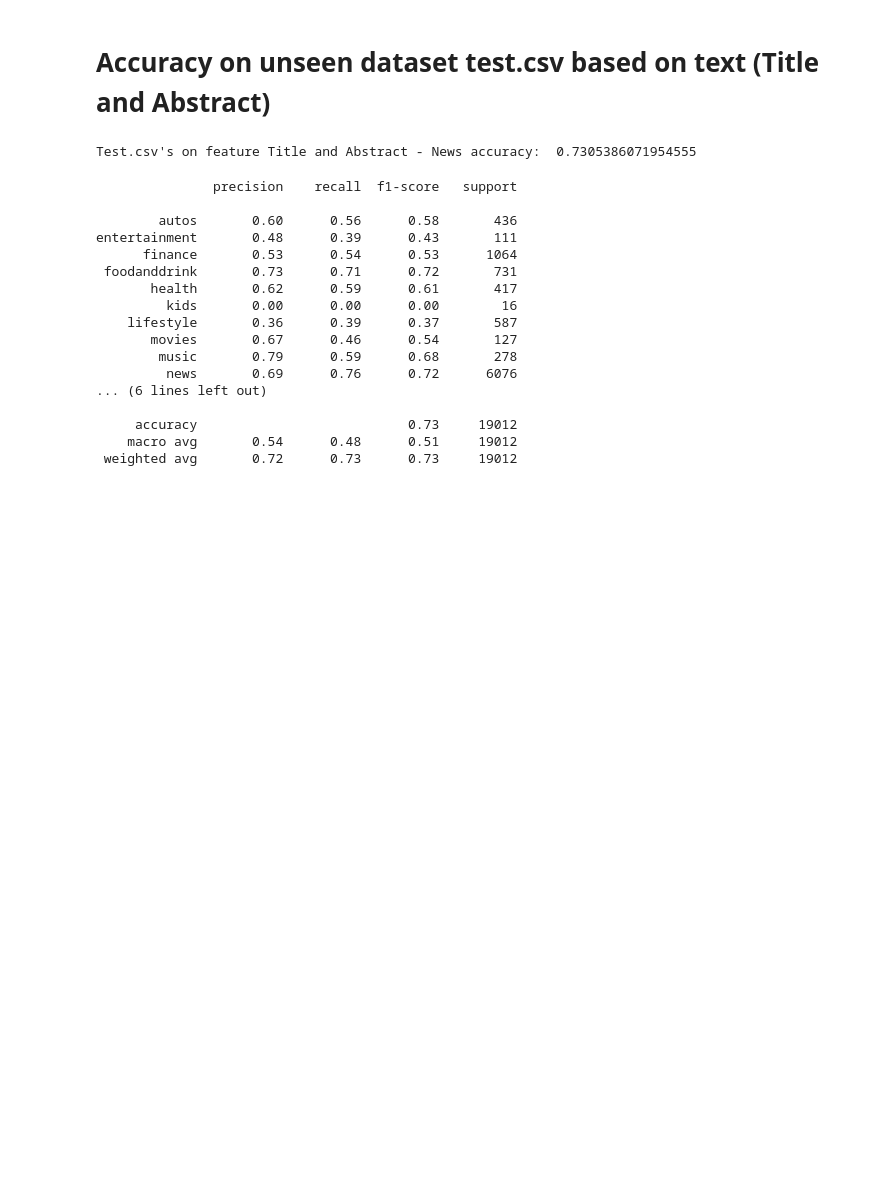
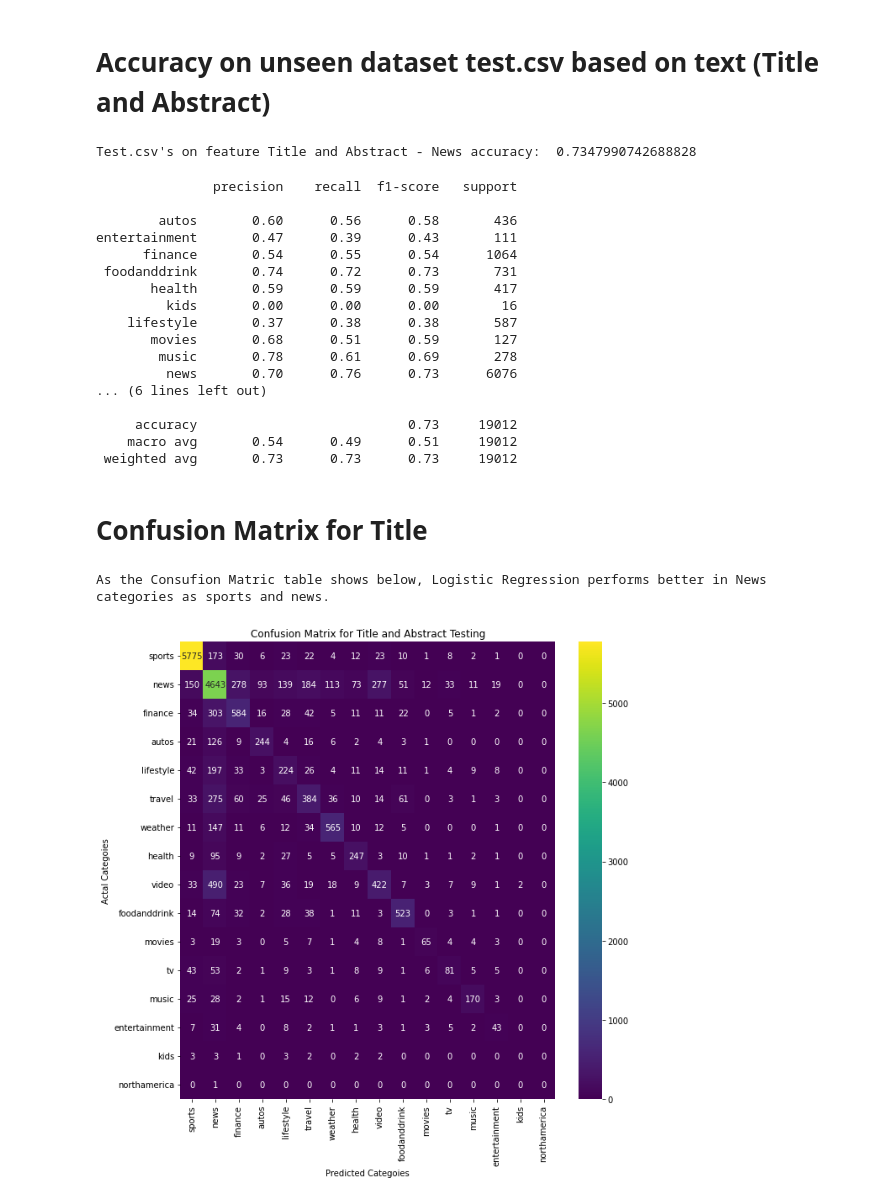
Before and after one commit to tingchihc/CS4824-final-project, a Jupyter notebook: Logistic_Regression.ipynb, the cells around one changed output. Drawn from its saved outputs; the diff is of its cells as text; code cells hidden in the pictures; blank space fills up the shorter version.

```diff
--- a/Logistic_Regression.ipynb
+++ b/Logistic_Regression.ipynb
@@ -73,21 +78,15 @@ Accuracy on Title only is:  0.7206874189364462
 # Do Bag of Words on text (Title and Abstract)
 # %%
 # Vectorizing the text values using CountVectorizer
-x_news = df.News.values
-y_news = df.Category.values
-x_news_train, x_news_test, y_news_train, y_news_test = train_test_split(x_news, y_news, test_size=0.20, random_state=32)
+x_title_abstract_train, y_title_abstract_train = df.News.values, df.Category.values
 
 # y_train=y_train.astype('int')
 
 news_vectorize = CountVectorizer()
 # vectorize.fit(x_train)
-X_news_train = news_vectorize.fit_transform(x_news_train)
-X_news_test = news_vectorize.transform(x_news_test)
+X_title_abstract_train = news_vectorize.fit_transform(x_title_abstract_train)
 
 # Train the model using LogisticRegression algorithm
 model_news = LogisticRegression(max_iter=1000)
-model_news.fit(X_news_train, y_news_train)
-
-news_score = model_news.score(X_news_test, y_news_test)
-print('Accuracy on title and abstract is: ', news_score)
+model_news.fit(X_title_abstract_train, y_title_abstract_train)
 # %% [output]
@@ -162,21 +161,41 @@ print("Test.csv's on feature Title and Abstract - News accuracy: ", accuracy_new
 news_predict = model_news.predict(Feature_test_news)
 print(classification_report(label_test_news, news_predict, target_names=None))
 # %% [output]
-Test.csv's on feature Title and Abstract - News accuracy:  0.7305386071954555
+Test.csv's on feature Title and Abstract - News accuracy:  0.7347990742688828
                precision    recall  f1-score   support
 
         autos       0.60      0.56      0.58       436
-entertainment       0.48      0.39      0.43       111
-      finance       0.53      0.54      0.53      1064
- foodanddrink       0.73      0.71      0.72       731
-       health       0.62      0.59      0.61       417
+entertainment       0.47      0.39      0.43       111
+      finance       0.54      0.55      0.54      1064
+ foodanddrink       0.74      0.72      0.73       731
+       health       0.59      0.59      0.59       417
          kids       0.00      0.00      0.00        16
-    lifestyle       0.36      0.39      0.37       587
-       movies       0.67      0.46      0.54       127
-        music       0.79      0.59      0.68       278
-         news       0.69      0.76      0.72      6076
+    lifestyle       0.37      0.38      0.38       587
+       movies       0.68      0.51      0.59       127
+        music       0.78      0.61      0.69       278
+         news       0.70      0.76      0.73      6076
 ... (6 lines left out)
 
      accuracy                           0.73     19012
-    macro avg       0.54      0.48      0.51     19012
- weighted avg       0.72      0.73      0.73     19012
+    macro avg       0.54      0.49      0.51     19012
+ weighted avg       0.73      0.73      0.73     19012
+# %% [markdown]
+# Confusion Matrix for Title
+# %%
+labels = ['sports', 'news', 'finance', 'autos', 'lifestyle', 'travel', 'weather', 'health',
+ 'video', 'foodanddrink', 'movies', 'tv', 'music', 'entertainment', 'kids',
+ 'northamerica']
+
+c_m = confusion_matrix(label_test_news, news_predict, labels = labels)
+
+#Plot the confusion matrix
+plt.figure(figsize=(10,10))
+sns.heatmap(pd.DataFrame(c_m, labels, labels), annot=True, fmt='d', cmap='viridis')
+plt.title('Confusion Matrix for Title and Abstract Testing')
+plt.ylabel('Actal Categoies')
+plt.xlabel('Predicted Categoies')
+print('As the Consufion Matric table shows below, Logistic Regression performs better in News categories as sports and news.')
+plt.show()
+# %% [output]
+As the Consufion Matric table shows below, Logistic Regression performs better in News categories as sports and news.
+[figure, added]
```
Also changed, not shown: parts of 5 cells of this notebook, 1 other file.
